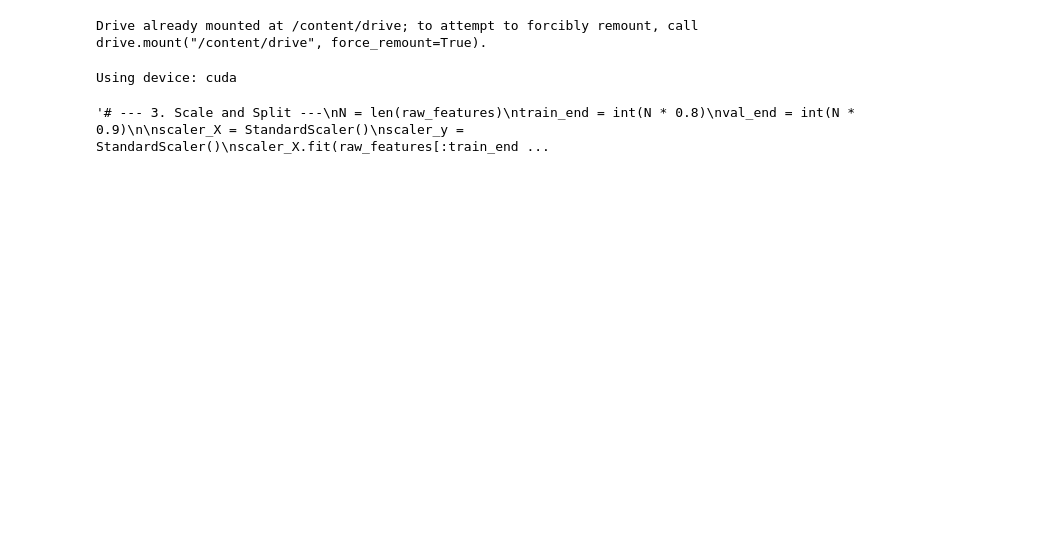
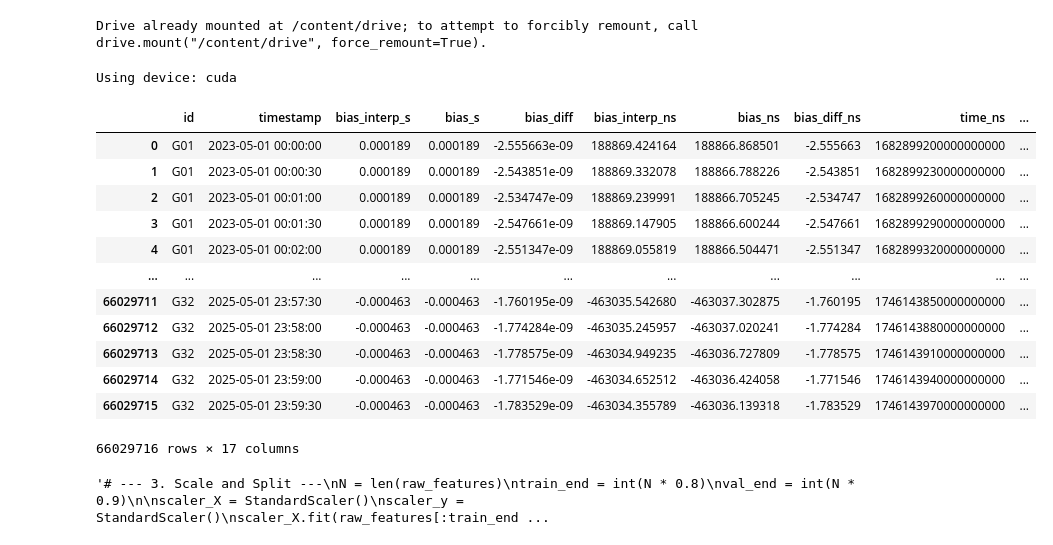
Before and after one commit to gd-Sahat/ClockBiasPINN, a Jupyter notebook: tsf_mamba.ipynb, the cells around one changed output. Saved outputs shown, nothing was run; the diff lists cells and outputs as text; code cells hidden in the pictures; blank space fills up the shorter version.

```diff
--- a/tsf_mamba.ipynb
+++ b/tsf_mamba.ipynb
@@ -74,5 +60,24 @@ df['hours_since_start'] = (df['timestamp'] - df['timestamp'].min()).dt.total_sec
 
 # Encode satellite ID globally using factorize
 df['id_enc'] = pd.factorize(df['id'])[0]
+# %%
+# Number of points for your rolling‐slope
+N = 32
+t = np.arange(N)
+
+# 1) Instantaneous drift (first difference)
+df['drift1'] = df['bias_interp_ns'].diff()
+
+# 2) Lagged drift (previous step)
+df['drift2'] = df['drift1'].shift(1)
+# %%
+UPDATE_INTERVAL = 7200  # 2 hours in seconds
+df['seconds_since_update'] = df['timestamp'].astype(np.int64) // 1e9 % UPDATE_INTERVAL
+# %%
+# Use np.where for element-wise condition checking
+df['update_flag'] = np.where(df['seconds_since_update'] % UPDATE_INTERVAL == 0, 1, 0)
+# %%
+df['update_sin'] = np.sin(2 * np.pi * df['seconds_since_update'] / UPDATE_INTERVAL)
+df['update_cos'] = np.cos(2 * np.pi * df['seconds_since_update'] / UPDATE_INTERVAL)
 # %%
 # Prepare raw features
@@ -80,6 +85,22 @@ raw_features = df[['id_enc','bias_interp_ns','bias_diff_ns','hours_since_start']
 
 # Prepare and standardize targets
 targets = df['bias_diff_ns'].values.astype(np.float32).reshape(-1, 1)
+# %%
+df
+# %% [output]
+|  | id | timestamp | bias_interp_s | bias_s | bias_diff | bias_interp_ns | bias_ns | bias_diff_ns | time_ns | ... |
+| 0 | G01 | 2023-05-01 00:00:00 | 0.000189 | 0.000189 | -2.555663e-09 | 188869.424164 | 188866.868501 | -2.555663 | 1682899200000000000 | ... |
+| 1 | G01 | 2023-05-01 00:00:30 | 0.000189 | 0.000189 | -2.543851e-09 | 188869.332078 | 188866.788226 | -2.543851 | 1682899230000000000 | ... |
+| 2 | G01 | 2023-05-01 00:01:00 | 0.000189 | 0.000189 | -2.534747e-09 | 188869.239991 | 188866.705245 | -2.534747 | 1682899260000000000 | ... |
+| 3 | G01 | 2023-05-01 00:01:30 | 0.000189 | 0.000189 | -2.547661e-09 | 188869.147905 | 188866.600244 | -2.547661 | 1682899290000000000 | ... |
+| 4 | G01 | 2023-05-01 00:02:00 | 0.000189 | 0.000189 | -2.551347e-09 | 188869.055819 | 188866.504471 | -2.551347 | 1682899320000000000 | ... |
+| ... | ... | ... | ... | ... | ... | ... | ... | ... | ... | ... |
+| 66029711 | G32 | 2025-05-01 23:57:30 | -0.000463 | -0.000463 | -1.760195e-09 | -463035.542680 | -463037.302875 | -1.760195 | 1746143850000000000 | ... |
+| 66029712 | G32 | 2025-05-01 23:58:00 | -0.000463 | -0.000463 | -1.774284e-09 | -463035.245957 | -463037.020241 | -1.774284 | 1746143880000000000 | ... |
+| 66029713 | G32 | 2025-05-01 23:58:30 | -0.000463 | -0.000463 | -1.778575e-09 | -463034.949235 | -463036.727809 | -1.778575 | 1746143910000000000 | ... |
+| 66029714 | G32 | 2025-05-01 23:59:00 | -0.000463 | -0.000463 | -1.771546e-09 | -463034.652512 | -463036.424058 | -1.771546 | 1746143940000000000 | ... |
+| 66029715 | G32 | 2025-05-01 23:59:30 | -0.000463 | -0.000463 | -1.783529e-09 | -463034.355789 | -463036.139318 | -1.783529 | 1746143970000000000 | ... |
+66029716 rows × 17 columns
 # %%
 '''# --- 3. Scale and Split ---
 N = len(raw_features)
```
Also changed, not shown: parts of 15 cells of this notebook.
